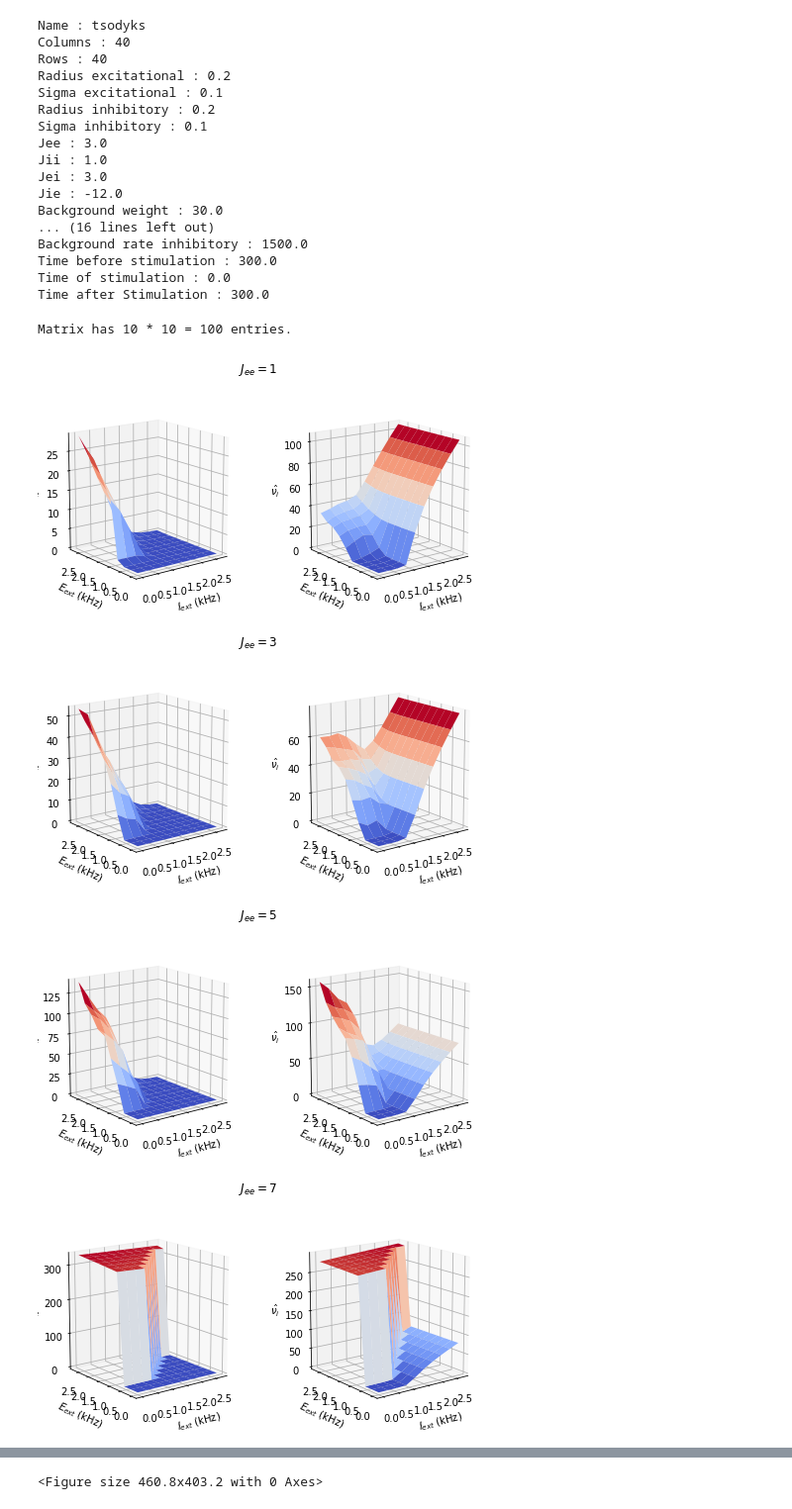
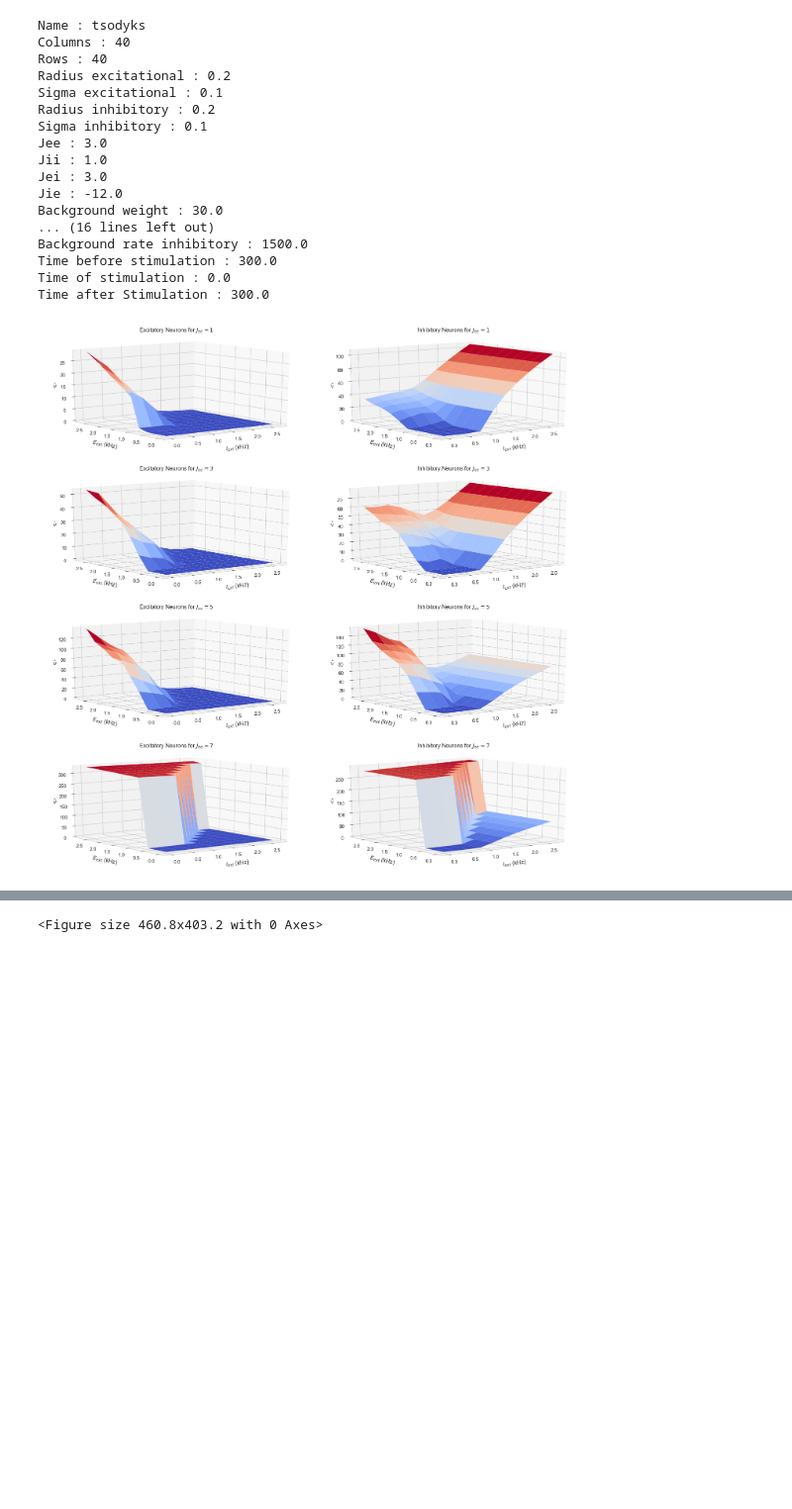
Before and after one commit to A13k2/Magic, a Jupyter notebook: pickle/phase_plane_analysis.ipynb, the cells around one changed output, grey strips where cells are left out. Shown at 99% size. Drawn from its saved outputs; the diff is of its cells as text; code cells hidden in the pictures; blank space fills up the shorter version.

```diff
--- a/pickle/phase_plane_analysis.ipynb
+++ b/pickle/phase_plane_analysis.ipynb
@@ -206,11 +186,9 @@ Background rate inhibitory : 1500.0
 Time before stimulation : 300.0
 Time of stimulation : 0.0
 Time after Stimulation : 300.0
-# %%
-files = plotting.phase_plane_analysis(folders[0])
-# %% [output]
-Matrix has 10 * 10 = 100 entries.
-[figure, removed]
-[figure, removed]
-[figure, removed]
-[figure, removed]
+# %%
+fig = plotting.phase_plane_analysis(folders[0])
+phase_plane_file = folders[0]+'/phase_plane.pdf'
+fig.savefig(phase_plane_file)
+# %% [output]
+[figure, added]
```
Also changed, not shown: parts of 17 cells of this notebook, 2 other files.
